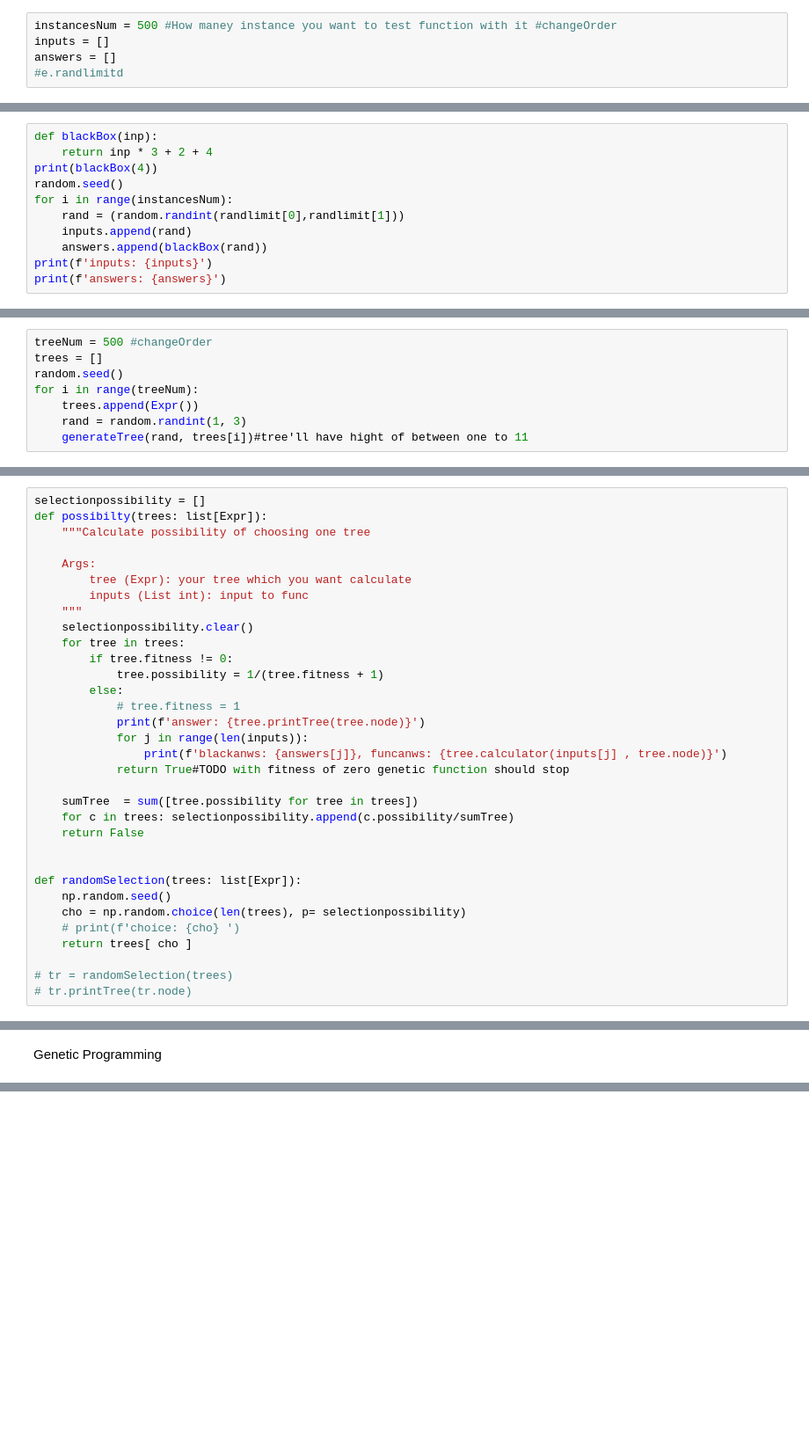
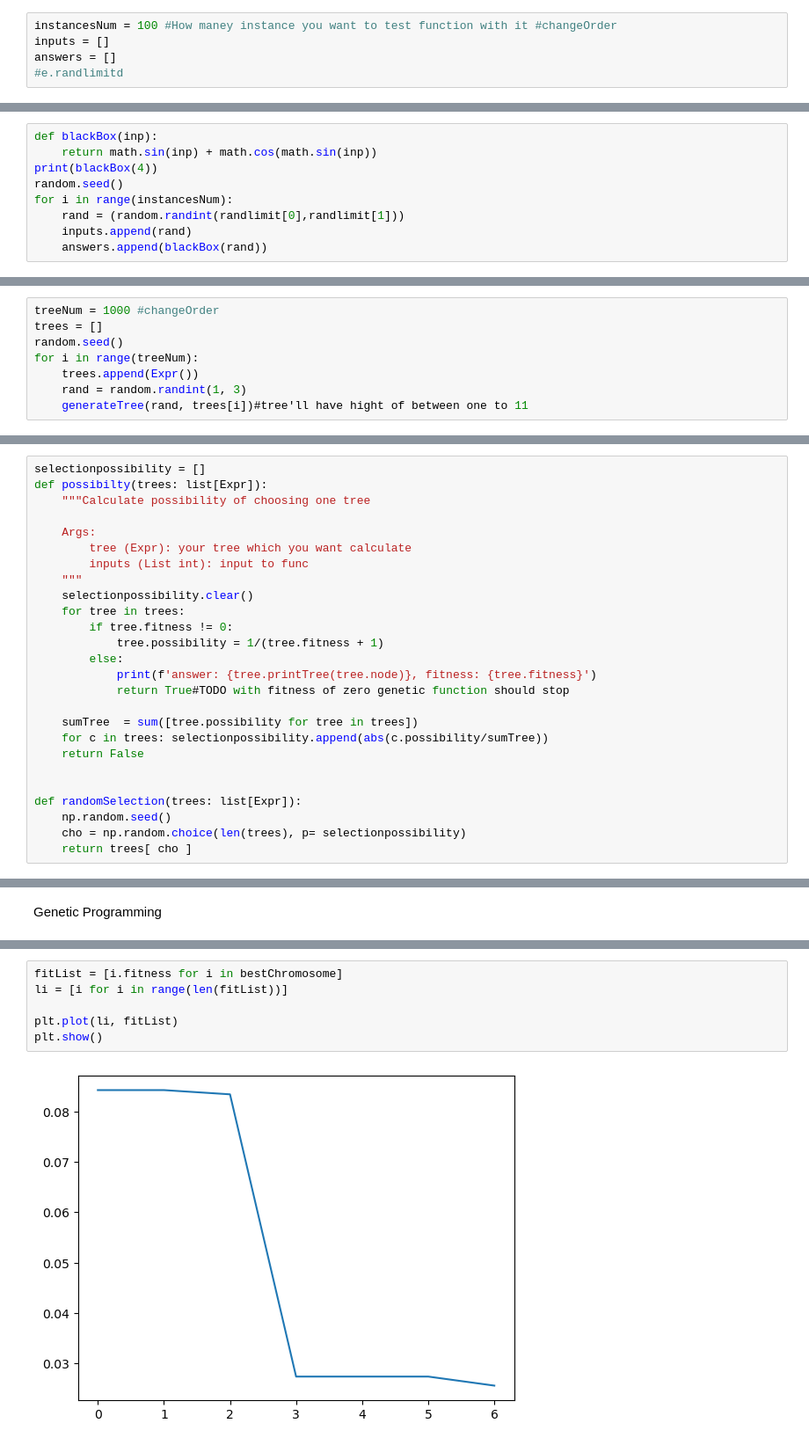
Before and after one commit to er-ebrahimi/GeneticProgramming, a Jupyter notebook: notebook/ExprAndNode.ipynb, the cells around one changed output, grey strips where cells are left out. Shown at 88% size. Drawn from its saved outputs; the diff is of its cells as text; blank space fills up the shorter version.

Commit message:
Before sending
Final answer before sending

```diff
--- a/notebook/ExprAndNode.ipynb
+++ b/notebook/ExprAndNode.ipynb
@@ -216,7 +197,7 @@ def generateTree(count, tree):
         insertNode(tree.node)
     tree.insertNum(tree.node, [1])#TODO it always in right
 # %%
-instancesNum = 500 #How maney instance you want to test function with it #changeOrder
+instancesNum = 100 #How maney instance you want to test function with it #changeOrder
 inputs = []
 answers = []
 #e.randlimitd
@@ -224,13 +205,11 @@ answers = []
 Black Box
 # %%
 def blackBox(inp):
-    return inp * 3 + 2 + 4
+    return math.sin(inp) + math.cos(math.sin(inp))
 print(blackBox(4))
 random.seed()
 for i in range(instancesNum):
     rand = (random.randint(randlimit[0],randlimit[1]))
     inputs.append(rand)
     answers.append(blackBox(rand))
-print(f'inputs: {inputs}')
-print(f'answers: {answers}')
 # %% [output]
@@ -240,7 +217,7 @@ answers: [-207, 228, 183, -207, -201, 252, 264, -72, -288, -27, 273, 60, -198, -
 # %% [markdown]
 Generate tree
 # %%
-treeNum = 500 #changeOrder
+treeNum = 1000 #changeOrder
 trees = []
 random.seed()
 for i in range(treeNum):
@@ -320,25 +280,18 @@ def possibilty(trees: list[Expr]):
         if tree.fitness != 0:
             tree.possibility = 1/(tree.fitness + 1)
         else:
-            # tree.fitness = 1
-            print(f'answer: {tree.printTree(tree.node)}')
-            for j in range(len(inputs)):
-                print(f'blackanws: {answers[j]}, funcanws: {tree.calculator(inputs[j] , tree.node)}')
+            print(f'answer: {tree.printTree(tree.node)}, fitness: {tree.fitness}')
             return True#TODO with fitness of zero genetic function should stop
 
     sumTree  = sum([tree.possibility for tree in trees])
-    for c in trees: selectionpossibility.append(c.possibility/sumTree)
+    for c in trees: selectionpossibility.append(abs(c.possibility/sumTree))
     return False
 
 
 def randomSelection(trees: list[Expr]):
     np.random.seed()
     cho = np.random.choice(len(trees), p= selectionpossibility)
-    # print(f'choice: {cho} ')
     return trees[ cho ]
-
-# tr = randomSelection(trees)
-# tr.printTree(tr.node)
 # %% [markdown]
 copy Node
 # %%
@@ -634,0 +551,8 @@ fitness: 12792.068276023645
+# %%
+fitList = [i.fitness for i in bestChromosome]
+li = [i for i in range(len(fitList))]
+
+plt.plot(li, fitList)
+plt.show()
+# %% [output]
+[figure, added]
```
Also changed, not shown: parts of 11 cells of this notebook.
